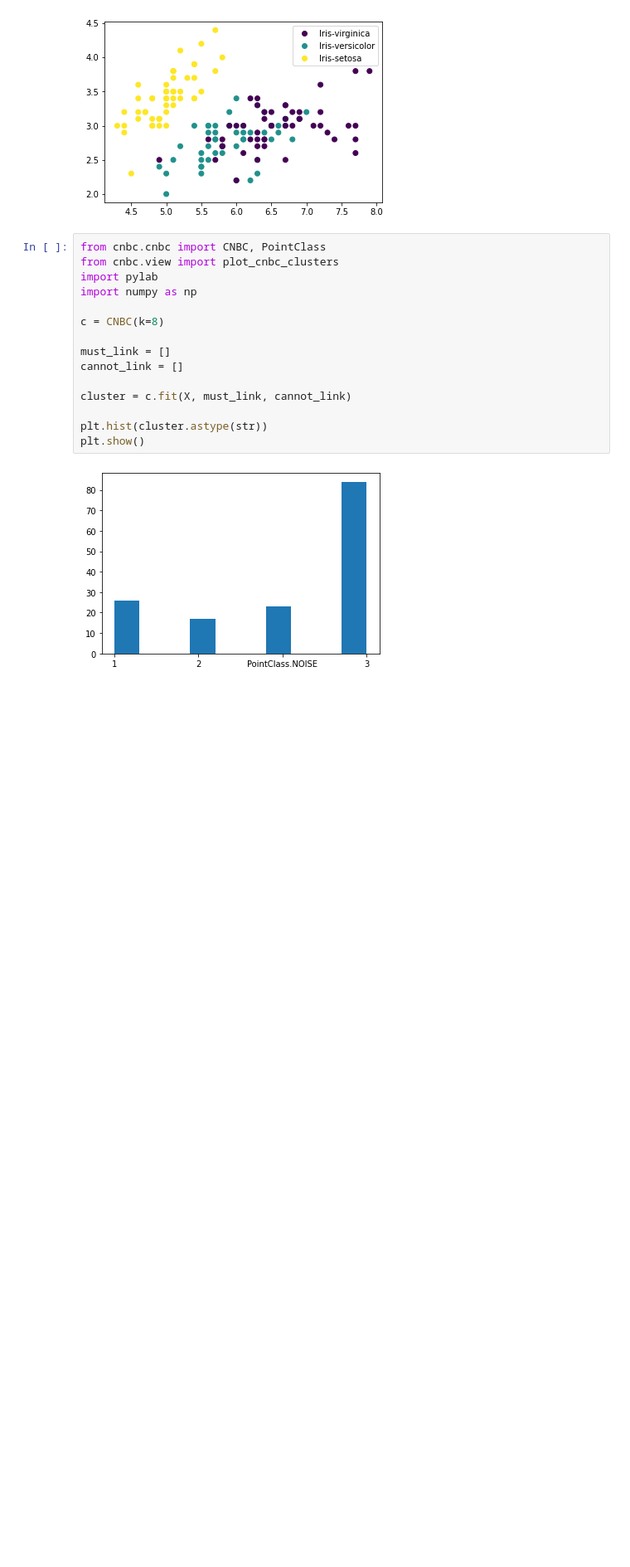
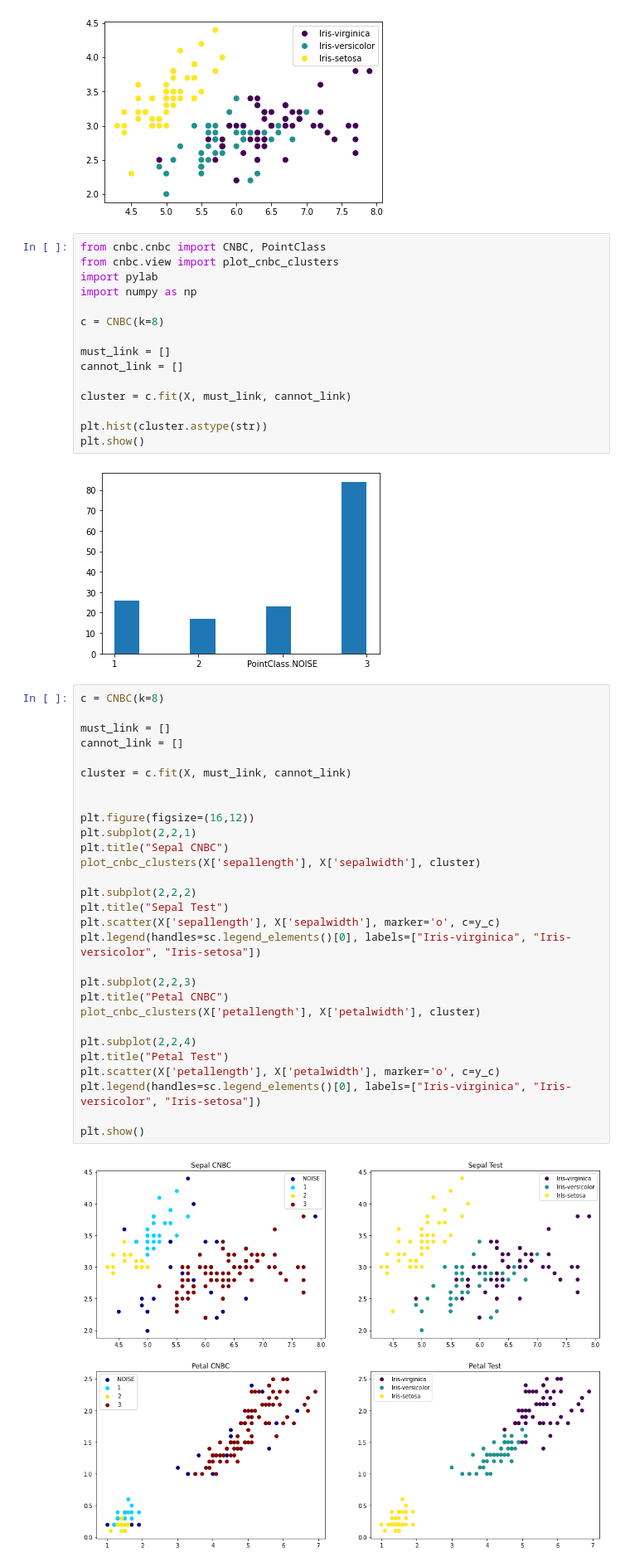
Before and after one commit to michalrom089/CNBC-EDAMI, a Jupyter notebook: experiments.ipynb, the cells around one changed output. Shown at 83% size. Saved outputs shown, nothing was run; the diff lists cells and outputs as text; blank space fills up the shorter version.

```diff
--- a/experiments.ipynb
+++ b/experiments.ipynb
@@ -53,4 +46,35 @@ plt.hist(cluster.astype(str))
 plt.show()
 # %% [output]
 [figure]
+# %%
+c = CNBC(k=8)
+
+must_link = []
+cannot_link = []
+
+cluster = c.fit(X, must_link, cannot_link)
+
+
+plt.figure(figsize=(16,12))
+plt.subplot(2,2,1)
+plt.title("Sepal CNBC")
+plot_cnbc_clusters(X['sepallength'], X['sepalwidth'], cluster)
+
+plt.subplot(2,2,2)
+plt.title("Sepal Test")
+plt.scatter(X['sepallength'], X['sepalwidth'], marker='o', c=y_c)
+plt.legend(handles=sc.legend_elements()[0], labels=["Iris-virginica", "Iris-versicolor", "Iris-setosa"])
+
+plt.subplot(2,2,3)
+plt.title("Petal CNBC")
+plot_cnbc_clusters(X['petallength'], X['petalwidth'], cluster)
+
+plt.subplot(2,2,4)
+plt.title("Petal Test")
+plt.scatter(X['petallength'], X['petalwidth'], marker='o', c=y_c)
+plt.legend(handles=sc.legend_elements()[0], labels=["Iris-virginica", "Iris-versicolor", "Iris-setosa"])
+
+plt.show()
+# %% [output]
+[figure, added]
 # %%
```
Also changed, not shown: parts of 6 cells of this notebook.
